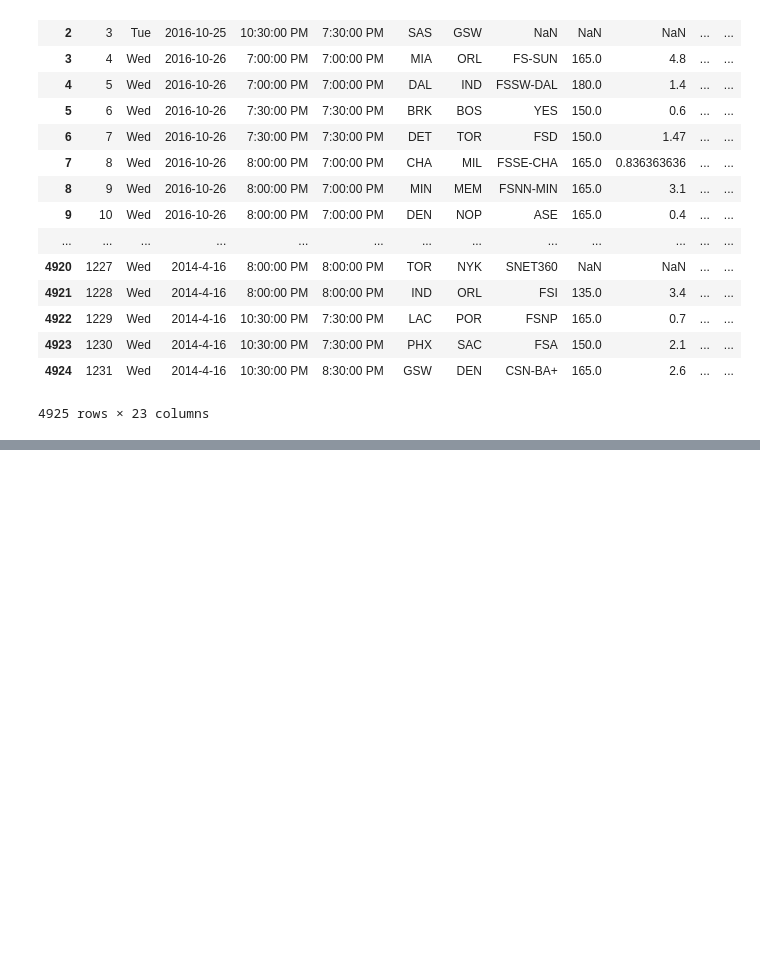
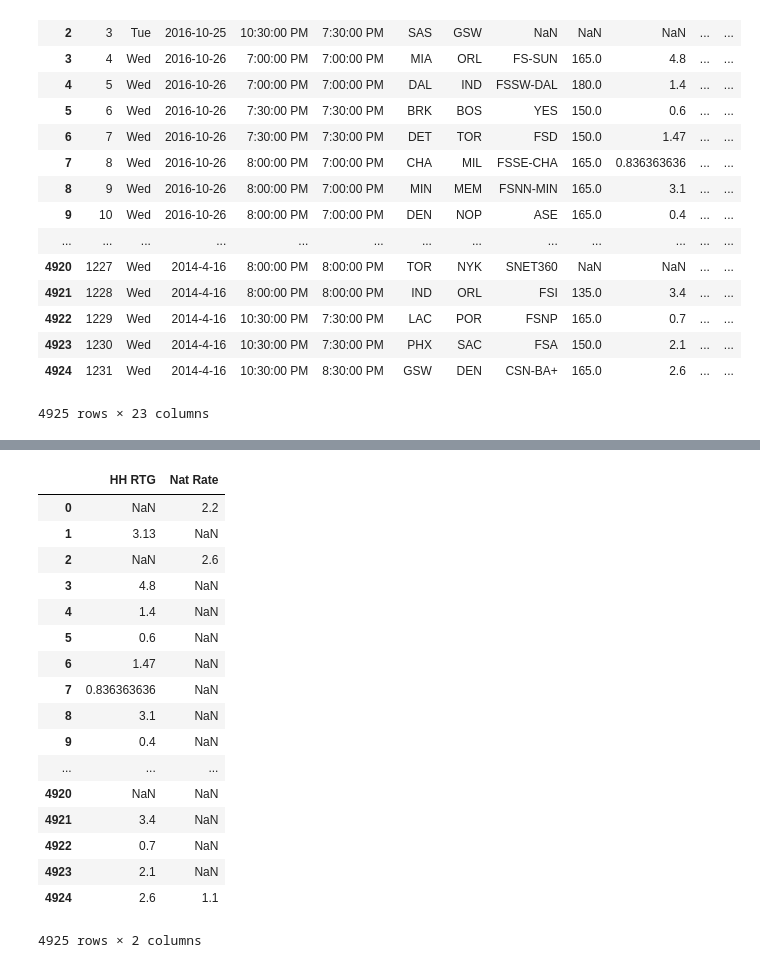
Before and after one commit to leohentschker/nbahack, a Jupyter notebook: data_clean.ipynb, the cells around one changed output, grey strips where cells are left out. Cells and saved outputs as stored; diff of their text form; code cells hidden in the pictures; blank space fills up the shorter version.

```diff
--- a/data_clean.ipynb
+++ b/data_clean.ipynb
@@ -127,5 +125,3 @@ nat_key_and_rate = nat[['key', 'Average Households (000)', 'National Rating']]
-# %%
-rsn['Nat Rate'] = pd.Series(['chickens' for i in range(len(rsn))])
 # %%
 # Both data1 and data2 have col to match on w/ name key_col
 # Look at key val in data1, find the appropriate row in
@@ -168,0 +177,36 @@ col_merge(rsn, nat, 'key', 'National Rating', 'Nat Rate')
+# %%
+ratings = pd.DataFrame([rsn['HH RTG'], rsn['Nat Rate']]).T
+# %%
+ratings['Nat Rate'].iloc[np.where(ratings['Nat Rate'] == 'chickens')[0]] = np.NaN
+# %%
+# np.mean(row[0], row[1])
+for i in range(len(ratings)):
+    row = ratings.iloc[i]
+    if pd.isnull(row[0]):
+        row.set_value(0, row[1])
+    elif pd.isnull(row[1]):
+        row.set_value(1, row[0])
+    else:
+        row.set_value(0, 69)
+    ratings.iloc[i] = row
+# %%
+ratings
+# %% [output]
+|  | HH RTG | Nat Rate |
+| 0 | NaN | 2.2 |
+| 1 | 3.13 | NaN |
+| 2 | NaN | 2.6 |
+| 3 | 4.8 | NaN |
+| 4 | 1.4 | NaN |
+| 5 | 0.6 | NaN |
+| 6 | 1.47 | NaN |
+| 7 | 0.836363636 | NaN |
+| 8 | 3.1 | NaN |
+| 9 | 0.4 | NaN |
+| ... | ... | ... |
+| 4920 | NaN | NaN |
+| 4921 | 3.4 | NaN |
+| 4922 | 0.7 | NaN |
+| 4923 | 2.1 | NaN |
+| 4924 | 2.6 | 1.1 |
+4925 rows × 2 columns
```
Also changed, not shown: parts of 8 cells of this notebook.
